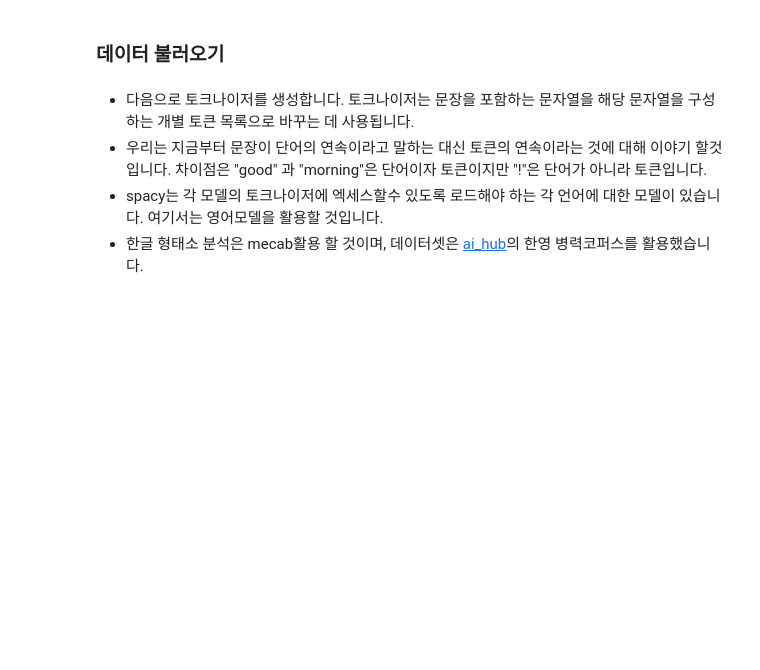
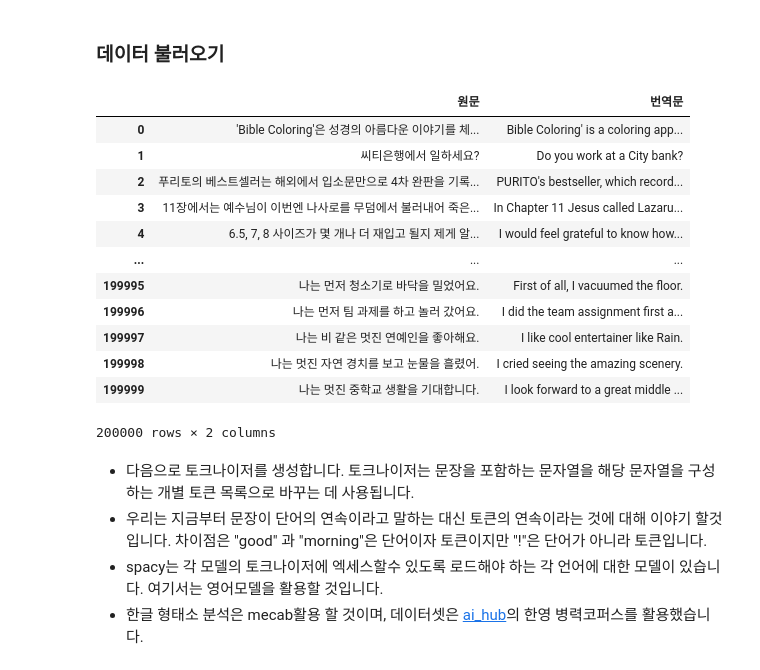
Before and after one commit to jajinmori1/Transformer-Attention_is_All_You_Need, a Jupyter notebook: Seq2seq_NN.ipynb, the cells around one changed output. Saved outputs shown, nothing was run; the diff lists cells and outputs as text; code cells hidden in the pictures; blank space fills up the shorter version.

```diff
--- a/Seq2seq_NN.ipynb
+++ b/Seq2seq_NN.ipynb
@@ -62,6 +62,23 @@ torch.backends.cudnn.deterministic = True
 ### 데이터 불러오기
 # %%
 df = pd.read_excel("data\kor_eng_corpus.xlsx")
+# %%
+df = df.filter(['원문','번역문'])
+df
+# %% [output]
+|  | 원문 | 번역문 |
+| 0 | 'Bible Coloring'은 성경의 아름다운 이야기를 체... | Bible Coloring' is a coloring app... |
+| 1 | 씨티은행에서 일하세요? | Do you work at a City bank? |
+| 2 | 푸리토의 베스트셀러는 해외에서 입소문만으로 4차 완판을 기록... | PURITO's bestseller, which record... |
+| 3 | 11장에서는 예수님이 이번엔 나사로를 무덤에서 불러내어 죽은... | In Chapter 11 Jesus called Lazaru... |
+| 4 | 6.5, 7, 8 사이즈가 몇 개나 더 재입고 될지 제게 알... | I would feel grateful to know how... |
+| ... | ... | ... |
+| 199995 | 나는 먼저 청소기로 바닥을 밀었어요. | First of all, I vacuumed the floor. |
+| 199996 | 나는 먼저 팀 과제를 하고 놀러 갔어요. | I did the team assignment first a... |
+| 199997 | 나는 비 같은 멋진 연예인을 좋아해요. | I like cool entertainer like Rain. |
+| 199998 | 나는 멋진 자연 경치를 보고 눈물을 흘렸어. | I cried seeing the amazing scenery. |
+| 199999 | 나는 멋진 중학교 생활을 기대합니다. | I look forward to a great middle ... |
+200000 rows × 2 columns
 # %%
 train_df = df[:100000]
 test_df = df[100000:]
```
Also changed, not shown: parts of 12 cells of this notebook.
